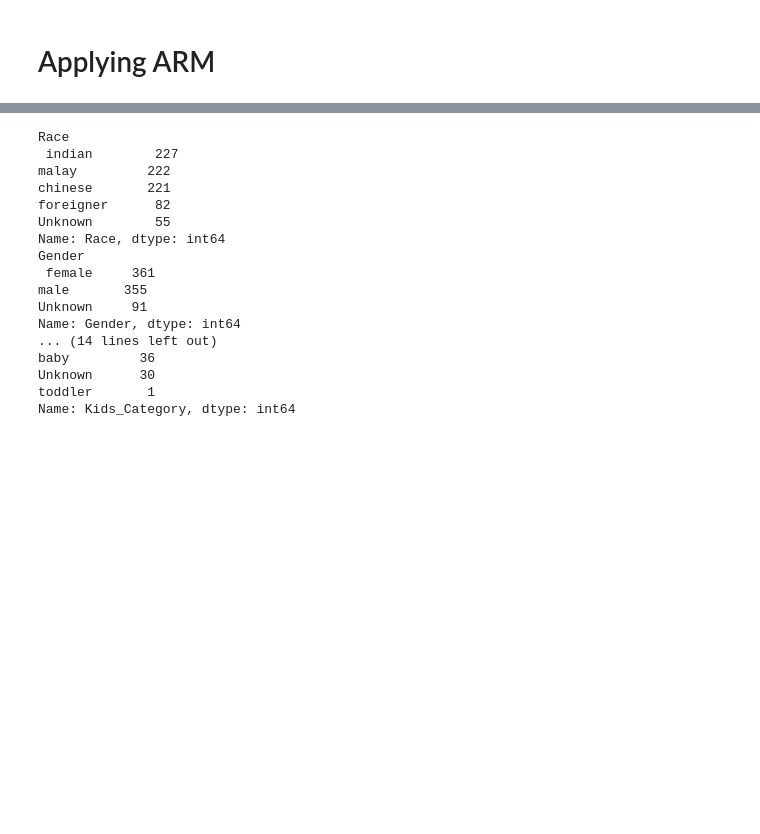
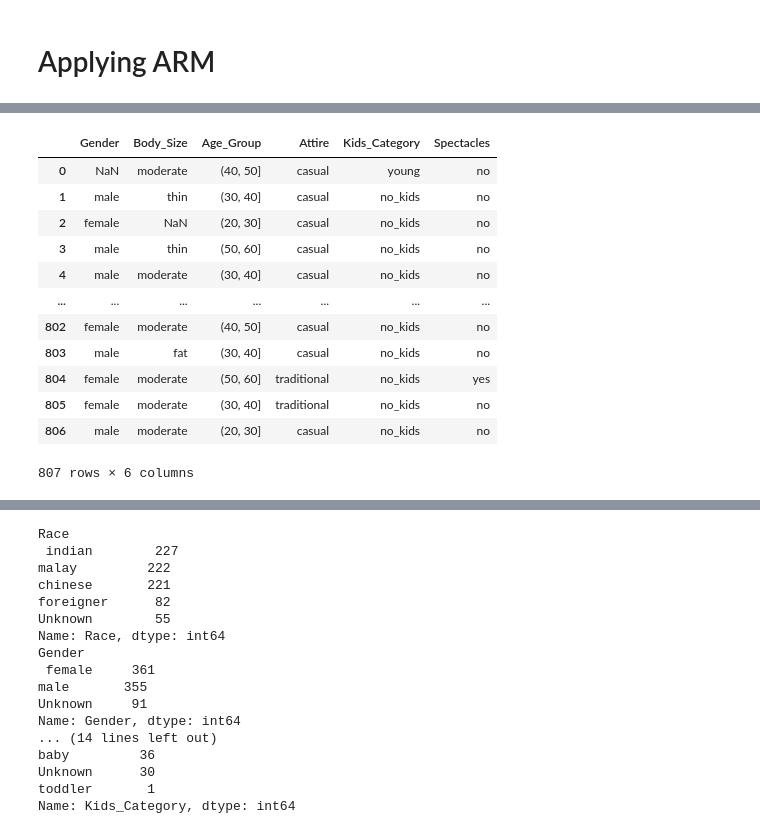
Before and after one commit to CRJoshuaa/Data-Mining-Project, a Jupyter notebook: Project_Joshuaa.ipynb, the cells around one changed output, grey strips where cells are left out. Cells and saved outputs as stored; diff of their text form; code cells hidden in the pictures; blank space fills up the shorter version.

```diff
--- a/Project_Joshuaa.ipynb
+++ b/Project_Joshuaa.ipynb
@@ -83,6 +82,17 @@ def fill_withKids_no(df):
     with_kids = np.where(df["Kids_Category"]!='no_kids',df['With_Kids'],'no')
     return df.assign(With_Kids=with_kids)
 
+def W6_big(df):
+    washer = np.where(df["Washer_No"]!=6,df['Basket_Size'],'big')
+    return df.assign(Basket_Size=washer)
+
+def bin_age(df):
+    age_group= pd.cut(x=df['Age_Range'], bins=[20, 30, 40, 50,60])
+    return df.assign(Age_Group=age_group)
+
+
+
+
 def mark_washer(df):
     washer = df['Washer_No'].apply(lambda x: "{}{}".format('W_', x))
     return df.assign(Washer_No=washer)
@@ -101,10 +111,14 @@ def mark_pants(df):
 
 arm_drop=['Date','Time','Age_Range','Race','Gender','Body_Size','With_Kids','Kids_Category','Spectacles']
 
-arm_select=['Basket_Size','Basket_colour','Washer_No','Dryer_No','Wash_Item']
+arm_select1=['Basket_Size','Basket_colour','Washer_No','Dryer_No','Wash_Item']
+arm_select2=['Gender','Body_Size','Age_Group','Attire','Kids_Category','Spectacles']
 
 def drop_arm(df):
     return df.drop(columns=arm_drop)
 
-def select_arm(df):
-    return df[arm_select]
+def select_arm1(df):
+    return df[arm_select1]
+
+def select_arm2(df):
+    return df[arm_select2]
@@ -239 +223,22 @@ Lift: 2.0683
 =====================================
+# %%
+arm2=(df.pipe(fill_age)
+        .pipe(bin_age)
+        .pipe(select_arm2)
+    )
+# %%
+arm2
+# %% [output]
+|  | Gender | Body_Size | Age_Group | Attire | Kids_Category | Spectacles |
+| 0 | NaN | moderate | (40, 50] | casual | young | no |
+| 1 | male | thin | (30, 40] | casual | no_kids | no |
+| 2 | female | NaN | (20, 30] | casual | no_kids | no |
+| 3 | male | thin | (50, 60] | casual | no_kids | no |
+| 4 | male | moderate | (30, 40] | casual | no_kids | no |
+| ... | ... | ... | ... | ... | ... | ... |
+| 802 | female | moderate | (40, 50] | casual | no_kids | no |
+| 803 | male | fat | (30, 40] | casual | no_kids | no |
+| 804 | female | moderate | (50, 60] | traditional | no_kids | yes |
+| 805 | female | moderate | (30, 40] | traditional | no_kids | no |
+| 806 | male | moderate | (20, 30] | casual | no_kids | no |
+807 rows × 6 columns
```
Also changed, not shown: parts of 20 cells of this notebook.
